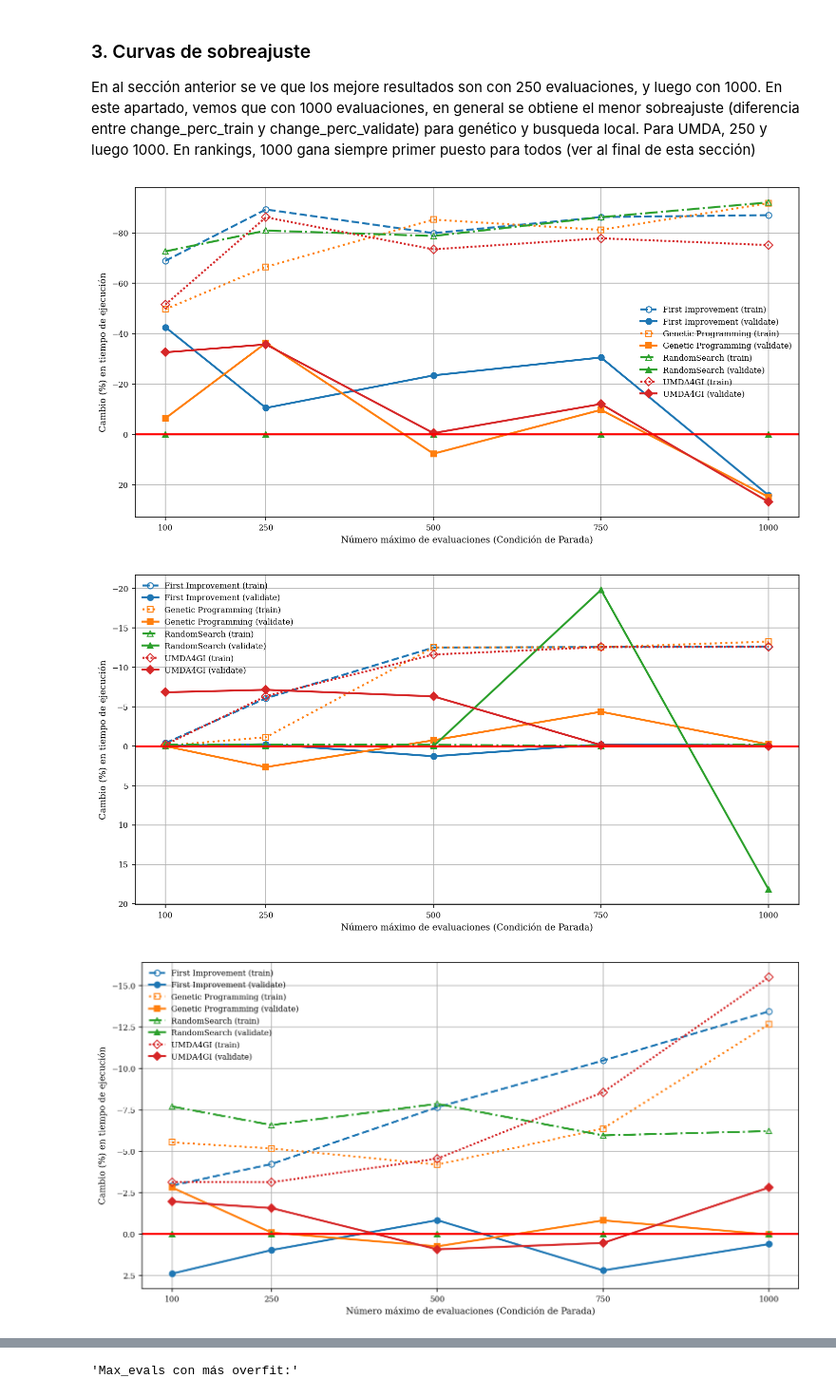
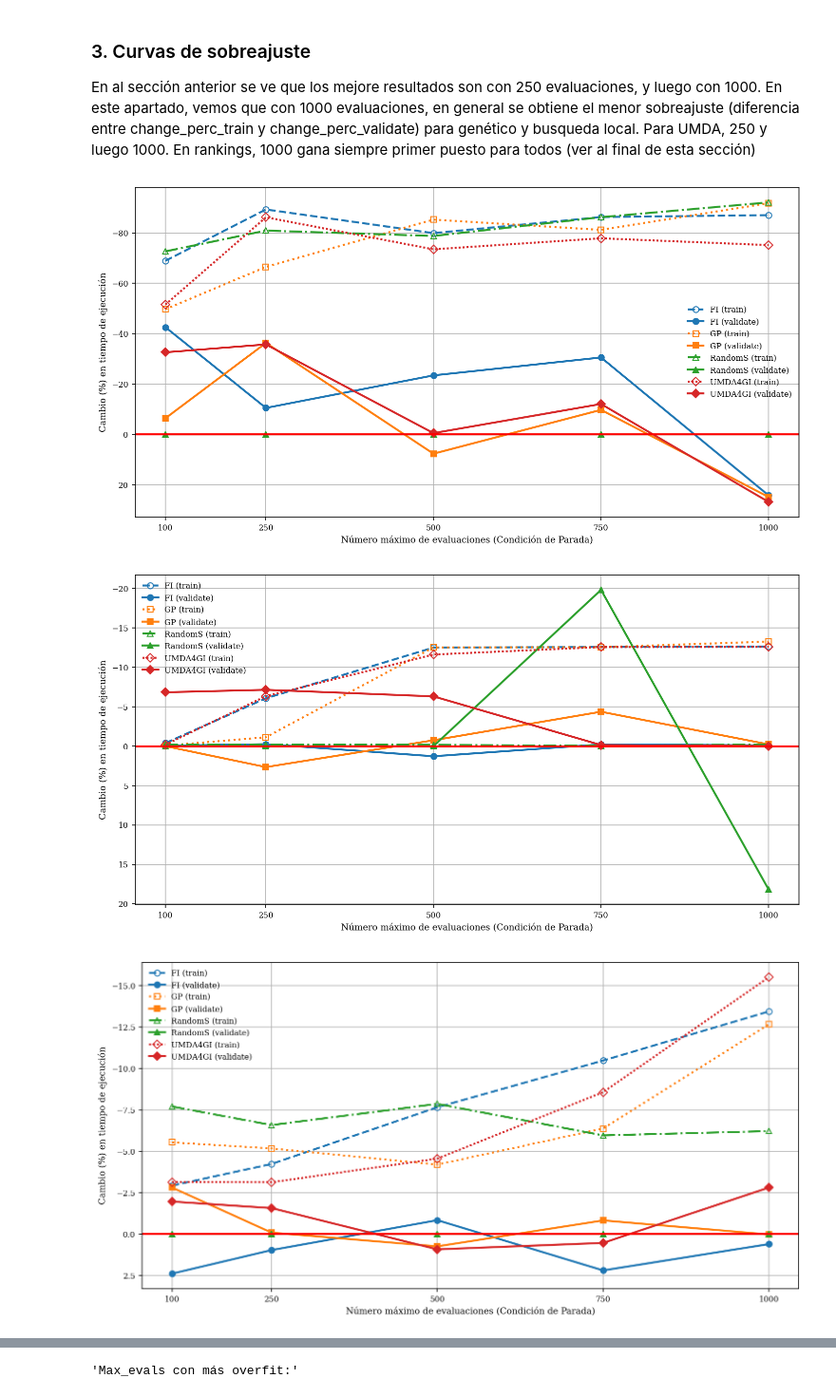
Before and after one commit to paberlo/magpie, a Jupyter notebook: experiments/results_INTED2026/analyse.ipynb, the cells around one changed output, grey strips where cells are left out. Shown at 95% size. Drawn from its saved outputs; the diff is of its cells as text; code cells hidden in the pictures.

Commit message:
legend size fixed

```diff
--- a/experiments/results_INTED2026/analyse.ipynb
+++ b/experiments/results_INTED2026/analyse.ipynb
@@ -166,8 +166,9 @@ line_styles = ['-', '--', ':', '-.']
 markers = ['o', 's', '^', 'D', 'v', 'P', 'X', '*', '<', '>']
 
 legend_name_map = {
-    'FirstImprovement': 'First Improvement',
-    'GeneticProgrammingUniformConcat': 'Genetic Programming',
+    'FirstImprovement': 'FI',
+    'GeneticProgrammingUniformConcat': 'GP',
+    'RandomSearch': 'RandomS',
     'UMDAAlgorithm': 'UMDA4GI'
 }
 
@@ -195,7 +196,11 @@ for software in softwares:
     plt.ylabel('Cambio (%) en tiempo de ejecución')
     plt.gca().invert_yaxis()  # Invertir el eje Y
     plt.xticks(sorted(software_data['max_evals'].unique()))  # Set x-axis ticks to unique values of max_evals
-    plt.legend()
+    plt.legend(
+        loc='upper right',
+        bbox_to_anchor=(0.5, 1.0),    # x,y en coordenadas del eje (0=izq, 1=dcha)
+         labelspacing=0.75,
+    )
     plt.grid(True)
     #add an horizontal red thick line at 0
     plt.axhline(y=0, color='r', linestyle='-', linewidth=2)
@@ -453,8 +458,9 @@ averaged_results['max_evals'] = pd.to_numeric(averaged_results['max_evals'], err
 filtered = averaged_results[(averaged_results['max_evals'].isin(valid_max))]
 
 legend_name_map = {
-    'FirstImprovement': 'First Improvement',
-    'GeneticProgrammingUniformConcat': 'Genetic Programming',
+    'FirstImprovement': 'FI',
+    'GeneticProgrammingUniformConcat': 'GP',
+    'RandomSearch': 'RandomS',
     'UMDAAlgorithm': 'UMDA4GI'
 }
 
@@ -493,33 +499,33 @@ for software in filtered['software'].unique():
             linewidth=2,
             alpha=1.0,
             markersize=6,
             markerfacecolor='none'
         )
 
         # Validate: SIEMPRE continua
         plt.plot(
             algorithm_data['max_evals'],
             algorithm_data['change_perc_validate'],
             label=f'{legend_algorithm} (validate)',
             linestyle='-',
             marker=style['marker'],
             color=color,
             linewidth=2,
             alpha=1.0,
             markersize=6
         )
 
     #plt.title(f'Change Percentage Train and Validate vs Max Evals for {software}')
     plt.xlabel('Número máximo de evaluaciones (Condición de Parada)')
     plt.ylabel('Cambio (%) en tiempo de ejecución')
     plt.gca().invert_yaxis()
     plt.xticks(sorted(software_data['max_evals'].unique()))
     plt.axhline(y=0, color='r', linestyle='-', linewidth=2)
     plt.legend()
     plt.grid(True)
     plt.savefig(f"plots/{software}-overfitting.svg", format="svg", bbox_inches="tight")
     plt.show()
 # %% [output]
-[figure, old version]
+[figure, new version]
-[figure, old version]
+[figure, new version]
-[figure, old version]
+[figure, new version]
```
Also changed, not shown: parts of 2 cells of this notebook, 11 other files.
